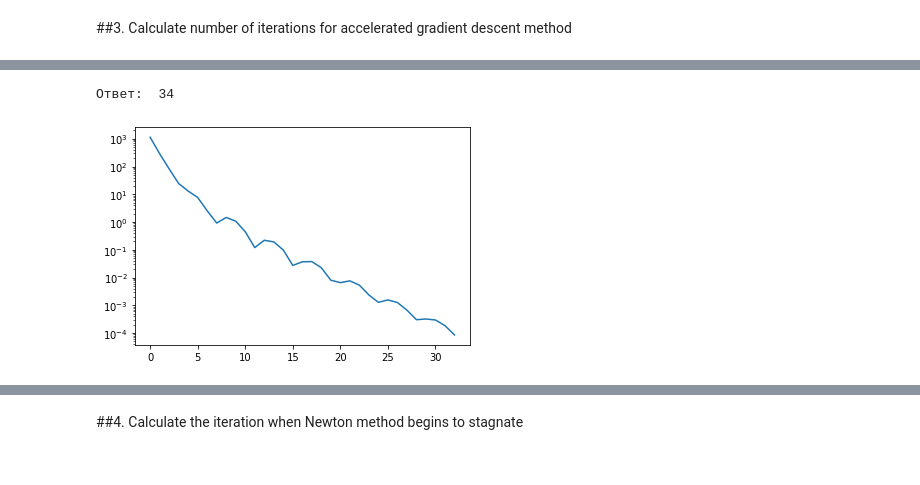
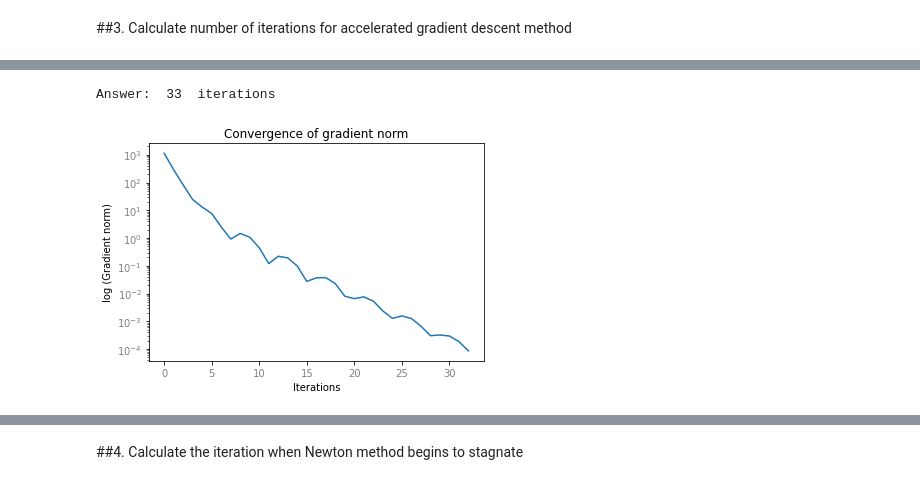
Before and after one commit to KonstantinBurkin/Math_for_DS_exam, a Jupyter notebook: math_for_DS_exam.ipynb, the cells around one changed output, grey strips where cells are left out. Saved outputs shown, nothing was run; the diff lists cells and outputs as text; code cells hidden in the pictures.

```diff
--- a/math_for_DS_exam.ipynb
+++ b/math_for_DS_exam.ipynb
@@ -63,12 +80,12 @@ plt.semilogy([x for x in norm_gd]); plt.show()  # уменьшение норм
 # %%
-# 2. Метод тяжелого шарика
-
 def heavy_ball(f, grad, x0, num_iter, eps, alpha, beta):
     x = x0.copy()
     conv = [x.copy()]
     prev_x = None
+    norm_hb = []
     for i in range(num_iter):
         h = -grad(x)
+        norm_hb.append(np.linalg.norm(h))
         if jax.numpy.linalg.norm(h) < eps:
           break
         if prev_x is None:
@@ -77,9 +94,16 @@ def heavy_ball(f, grad, x0, num_iter, eps, alpha, beta):
         else:
             x, prev_x = x + alpha * h + beta * (x - prev_x), x
         conv.append(x.copy())
-    return x, conv, i
+    return x, conv, i, norm_hb
 
-x_star, conv_gd, i = heavy_ball(f, gradf, x0, num_iter, eps, alpha, beta=0.5)
-print("Ответ: ",i+1)              # +1 тк отсчет с 0
-plt.plot([f(x) for x in conv_gd]); plt.show()
+x, conv_hb, i, norm_hb = heavy_ball(f, gradf, x0, num_iter, eps, alpha, beta=0.5)
+print("Answer: ",i+1, " iterations\n")              # +1 b/c count from 0
+
+# plot the convergence of gradient norm
+plt.semilogy([x for x in norm_hb])
+plt.title("Convergence of gradient norm")
+plt.xlabel('Iterations')
+plt.ylabel('log (Gradient norm)')
+plt.yticks(color='grey'); plt.xticks(color='grey')
+plt.show()
 # %% [output]
@@ -90,34 +116,39 @@ plt.plot([f(x) for x in conv_gd]); plt.show()
 # %%
-alpha = 3e-4              # размер шага
+alpha = 3e-4              # new step
 
 def accelerated_gd(f, grad, x0, num_iter, eps, alpha):
     x = x0.copy()
     y = x0.copy()
     conv = [x]
     norm_acc_gd = []
     prev_x = None
     for i in range(num_iter):
         h = -grad(y)
         norm_acc_gd.append(np.linalg.norm(h))
         if np.linalg.norm(h) < eps:
             break
         if prev_x is None:
             prev_x = x.copy()
             x = y + alpha * h
         else:
             x, prev_x = y + alpha * h, x
 
         y = x + (i+1.) / (i+4.) * (x - prev_x)
 
         conv.append(x)
     return x, conv, i, norm_acc_gd
 
 
 x_acc_gd, conv_acc_gd, i_acc_gd, norm_acc_gd = accelerated_gd(f, gradf, x0, num_iter, eps, alpha)
-print("Ответ: ",i_acc_gd+2)
-# print(len(conv_acc_gd))
-# plt.semilogy([f(x) for x in conv_acc_gd])  # уменьшение функции
-plt.semilogy([x for x in norm_acc_gd]); plt.show()  # уменьшение нормы градиента функции
+print("Answer: ",i_acc_gd+1, " iterations\n")             # +1 b/c count from 0
+
+# plot the convergence of gradient norm
+plt.semilogy([x for x in norm_acc_gd])
+plt.title("Convergence of gradient norm")
+plt.xlabel('Iterations')
+plt.ylabel('log (Gradient norm)')
+plt.yticks(color='grey'); plt.xticks(color='grey')
+plt.show()
 # %% [output]
-Ответ:  34
+Answer:  33  iterations
-[figure, old version]
+[figure, new version]
```
Also changed, not shown: parts of 14 cells of this notebook.
